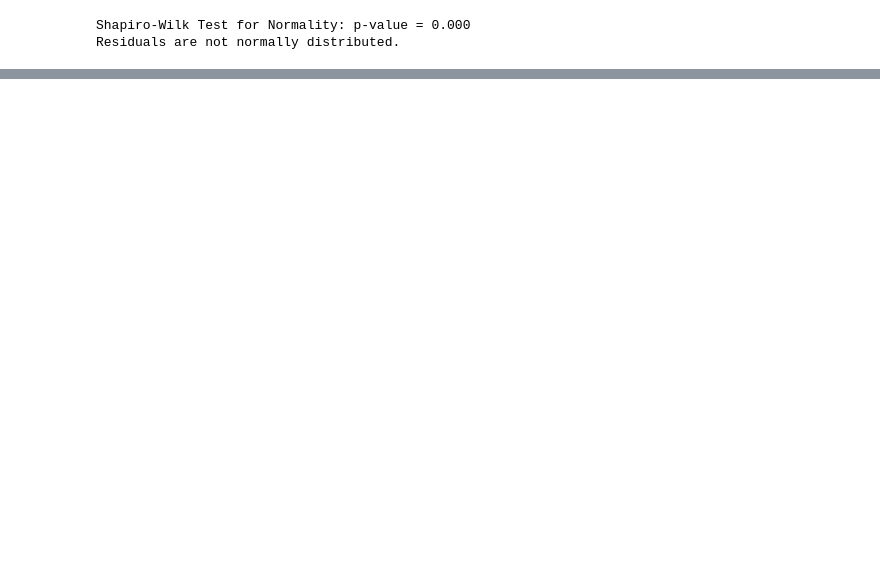
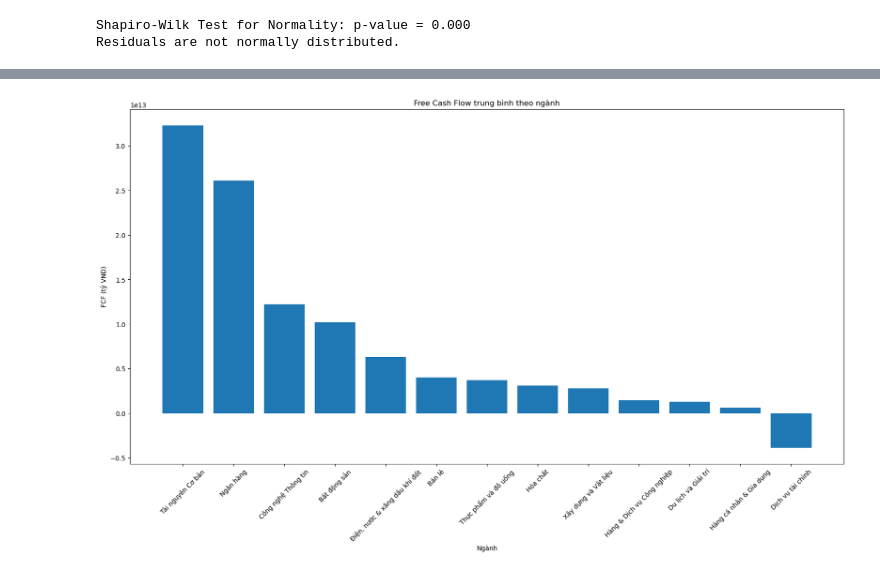
Before and after one commit to Tuanajax/Stock_data_Analyst, a Jupyter notebook: DA_stock.ipynb, the cells around one changed output, grey strips where cells are left out. Drawn from its saved outputs; the diff is of its cells as text; code cells hidden in the pictures; blank space fills up the shorter version.

```diff
--- a/DA_stock.ipynb
+++ b/DA_stock.ipynb
@@ -479,0 +471,10 @@ Levene's Test for Homogeneity of Variances:
+# %%
+# get data from database
+FCF = get_data('SELECT * from  FCF')
+FCF_grouped = FCF.sort_values(['industry','year'], ascending=[True, True]).groupby(['industry','year']).agg({'FCF': ['mean']}).reset_index()
+FCF_grouped.columns = ['industry','year','mean_FCF']
+FCF_grouped
+FCF_grouped['growth'] = FCF_grouped.groupby('industry')['mean_FCF'].pct_change() *100
+FCF_grouped = FCF_grouped[FCF_grouped['year'] > 2021].groupby('industry').agg({'growth': ['mean'], 'mean_FCF': ['mean']}).reset_index()
+FCF_grouped.columns = ['industry','mean_growth','mean_FCF']
+FCF_grouped
@@ -479,0 +497,13 @@ Levene's Test for Homogeneity of Variances:
+# %%
+# Trực quan hóa
+df = FCF_grouped.sort_values(by='mean_FCF', ascending=False).head(20)
+import matplotlib.pyplot as plt
+plt.figure(figsize=(20, 10))
+plt.bar(df["industry"], df["mean_FCF"])
+plt.title("Free Cash Flow trung bình theo ngành")
+plt.xlabel("Ngành")
+plt.ylabel("FCF (Nghin tỷ VND)")
+plt.xticks(rotation=45)
+plt.show()
+# %% [output]
+[figure, added]
```
Also changed, not shown: parts of 7 cells of this notebook, 2 other files.
